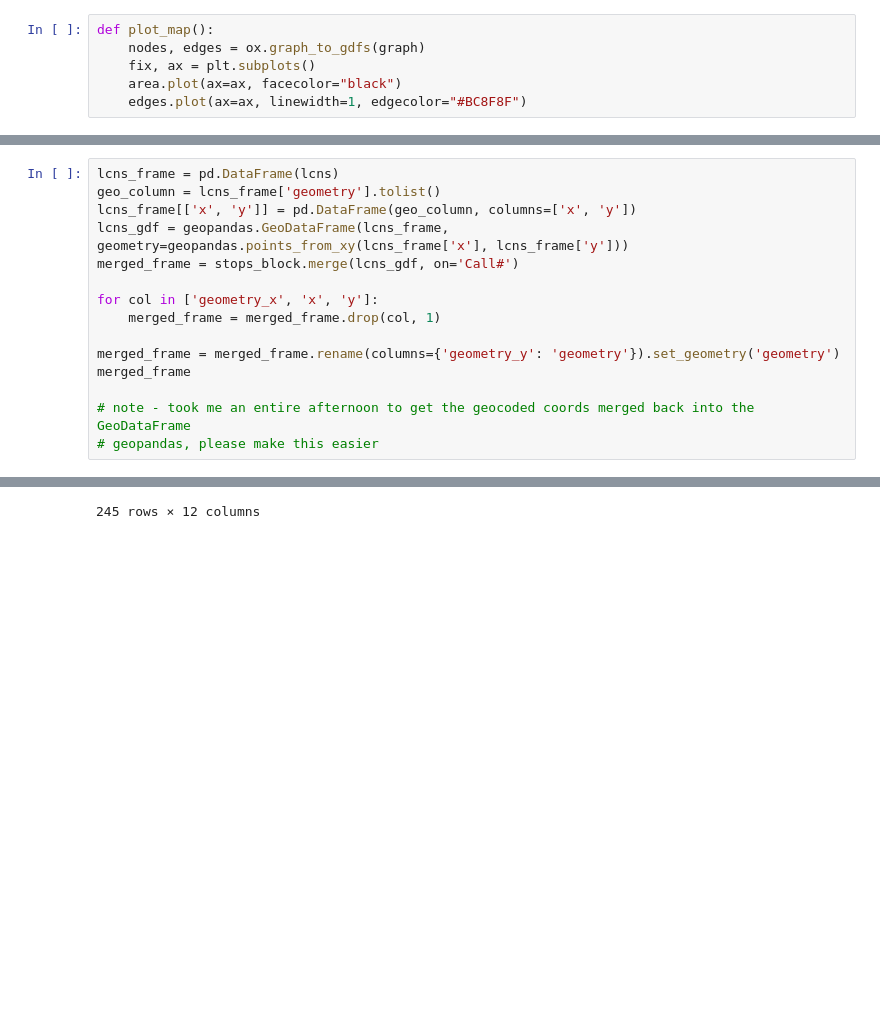
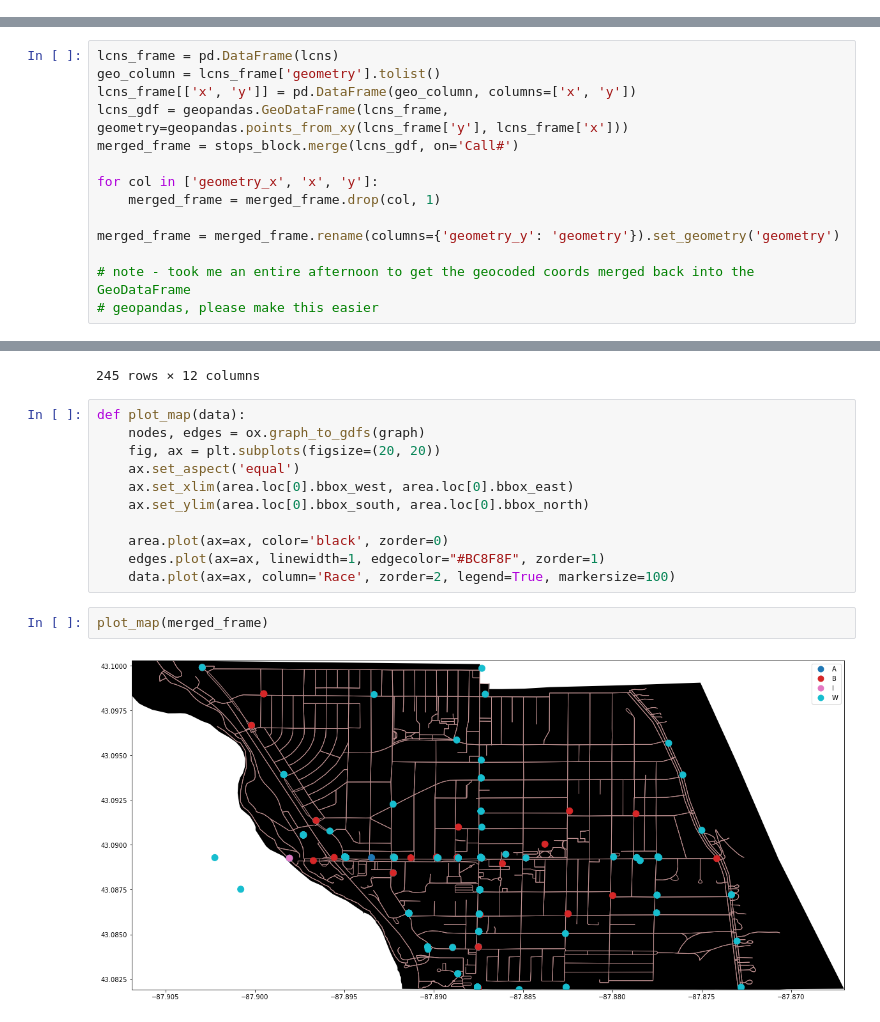
Before and after one commit to lorimbrius/traffic-stop-geo, a Jupyter notebook: SHPD_geoplot.ipynb, the cells around one changed output, grey strips where cells are left out. Drawn from its saved outputs; the diff is of its cells as text; blank space fills up the shorter version.

```diff
--- a/SHPD_geoplot.ipynb
+++ b/SHPD_geoplot.ipynb
@@ -12,12 +12,6 @@ graph = ox.graph_from_place(place_name)
 area = ox.gdf_from_place(place_name)
 # %% [markdown]
 **Cells above this line should only be run once as they hit public web services.**
-# %%
-def plot_map():
-    nodes, edges = ox.graph_to_gdfs(graph)
-    fix, ax = plt.subplots()
-    area.plot(ax=ax, facecolor="black")
-    edges.plot(ax=ax, linewidth=1, edgecolor="#BC8F8F")
 # %%
 def sort_stops(stops):
     stops_block = []
@@ -92,14 +88,13 @@ Geocoding address 1600 E Capitol Dr, Shorewood, WI 53211
 lcns_frame = pd.DataFrame(lcns)
 geo_column = lcns_frame['geometry'].tolist()
 lcns_frame[['x', 'y']] = pd.DataFrame(geo_column, columns=['x', 'y'])
-lcns_gdf = geopandas.GeoDataFrame(lcns_frame, geometry=geopandas.points_from_xy(lcns_frame['x'], lcns_frame['y']))
+lcns_gdf = geopandas.GeoDataFrame(lcns_frame, geometry=geopandas.points_from_xy(lcns_frame['y'], lcns_frame['x']))
 merged_frame = stops_block.merge(lcns_gdf, on='Call#')
 
 for col in ['geometry_x', 'x', 'y']:
     merged_frame = merged_frame.drop(col, 1)
 
 merged_frame = merged_frame.rename(columns={'geometry_y': 'geometry'}).set_geometry('geometry')
-merged_frame
 
 # note - took me an entire afternoon to get the geocoded coords merged back into the GeoDataFrame
 # geopandas, please make this easier
@@ -117,3 +112,18 @@ merged_frame
 | 243 | SH | 09/30/19 12:36 | 19.010437 | TS | 1100 E Capitol Dr, Shorewood, WI ... | F | W | 22 | Shorewood, WI | ... |
 | 244 | SH | 09/30/19 23:57 | 19.010457 | TS | 1600 E Capitol Dr, Shorewood, WI ... | F | W | 19 | Shorewood, WI | ... |
 245 rows × 12 columns
+# %%
+def plot_map(data):
+    nodes, edges = ox.graph_to_gdfs(graph)
+    fig, ax = plt.subplots(figsize=(20, 20))
+    ax.set_aspect('equal')
+    ax.set_xlim(area.loc[0].bbox_west, area.loc[0].bbox_east)
+    ax.set_ylim(area.loc[0].bbox_south, area.loc[0].bbox_north)
+
+    area.plot(ax=ax, color='black', zorder=0)
+    edges.plot(ax=ax, linewidth=1, edgecolor="#BC8F8F", zorder=1)
+    data.plot(ax=ax, column='Race', zorder=2, legend=True, markersize=100)
+# %%
+plot_map(merged_frame)
+# %% [output]
+[figure, added]
```
Also changed, not shown: parts of 1 cell of this notebook.
